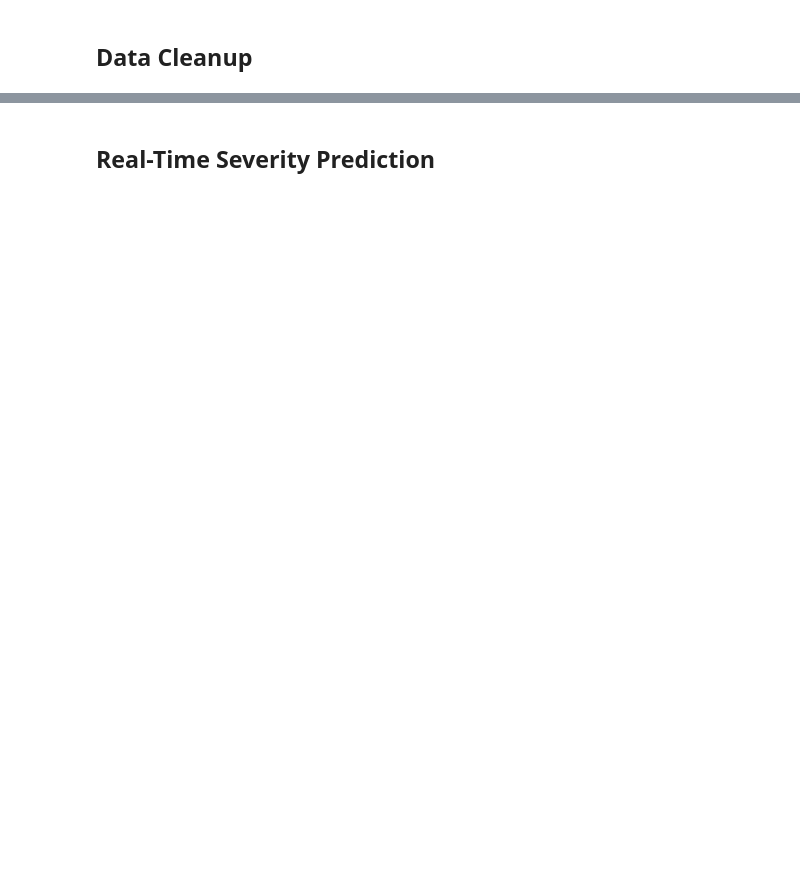
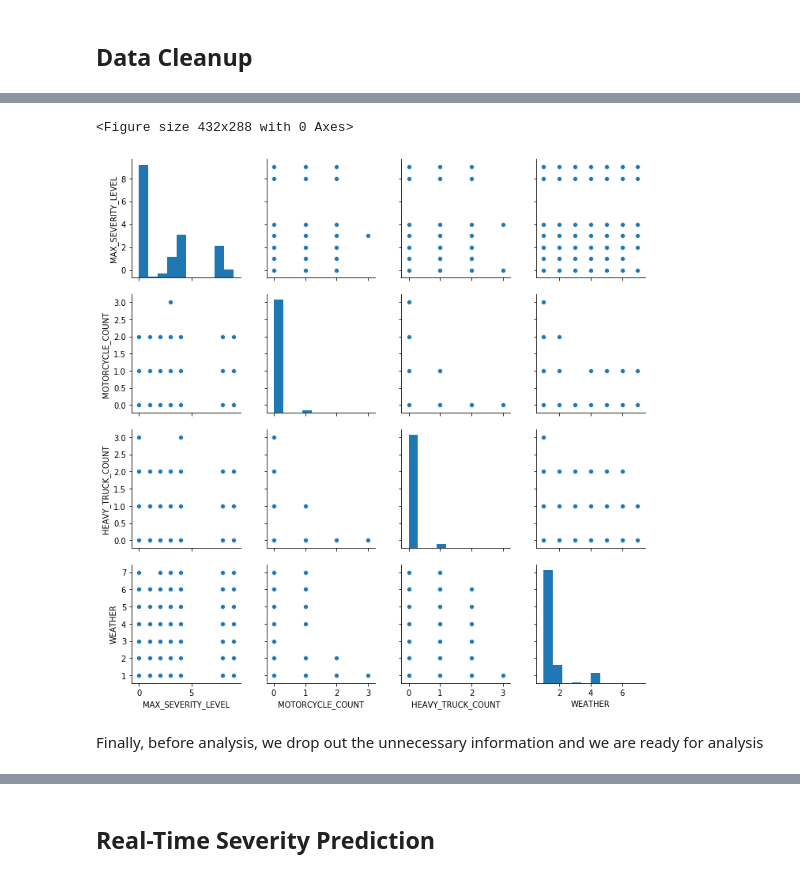
Before and after one commit to NasirNabi75/15688-Final-Project, a Jupyter notebook: code.ipynb, the cells around one changed output, grey strips where cells are left out. Drawn from its saved outputs; the diff is of its cells as text; code cells hidden in the pictures; blank space fills up the shorter version.

```diff
--- a/code.ipynb
+++ b/code.ipynb
@@ -733,0 +171,17 @@ Accuracy:  0.9872846025569761
+# %%
+def scatterplot_matrix_dynamic(metric):
+    plt.figure()
+    df = pd.DataFrame({metric: df_io[metric],
+                       'MOTORCYCLE_COUNT': df_io['MOTORCYCLE_COUNT'],
+                       'HEAVY_TRUCK_COUNT': df_io['HEAVY_TRUCK_COUNT'],
+                       'WEATHER': df_io['WEATHER'],
+                      })
+    sns.pairplot(df)
+
+# scatterplot matrix to assess max severity level (static)
+scatterplot_matrix_dynamic('MAX_SEVERITY_LEVEL')
+# %% [output]
+<Figure size 432x288 with 0 Axes>
+[figure, added]
+# %% [markdown]
+Finally, before analysis, we drop out the unnecessary information and we are ready for analysis
```
Also changed, not shown: parts of 47 cells of this notebook.
